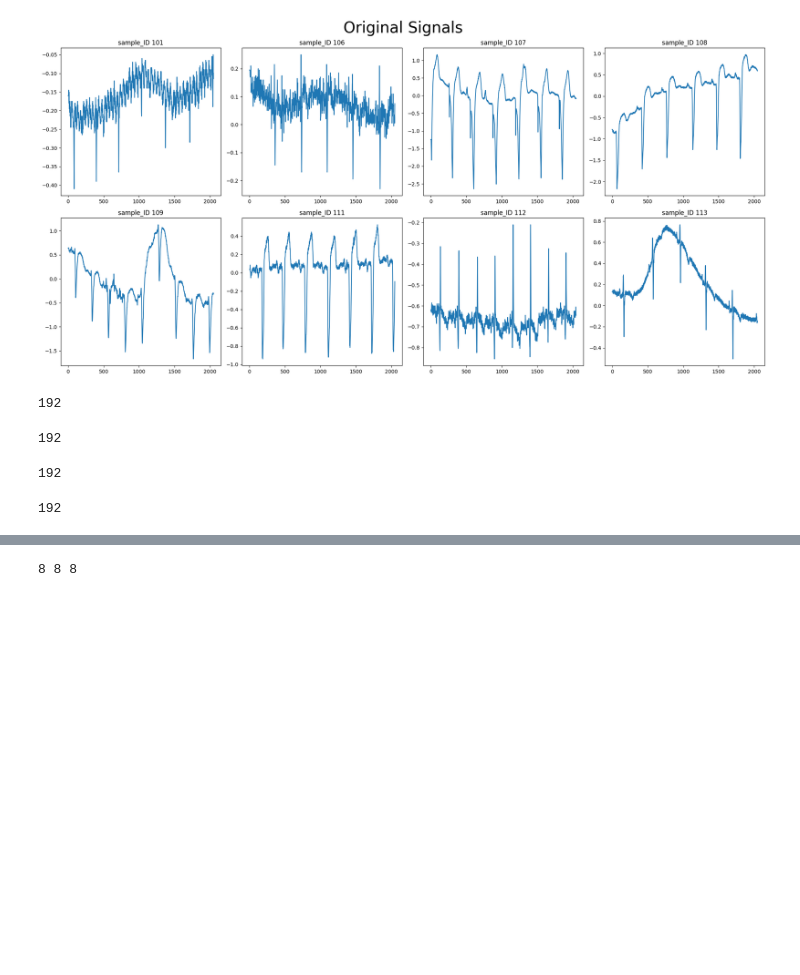
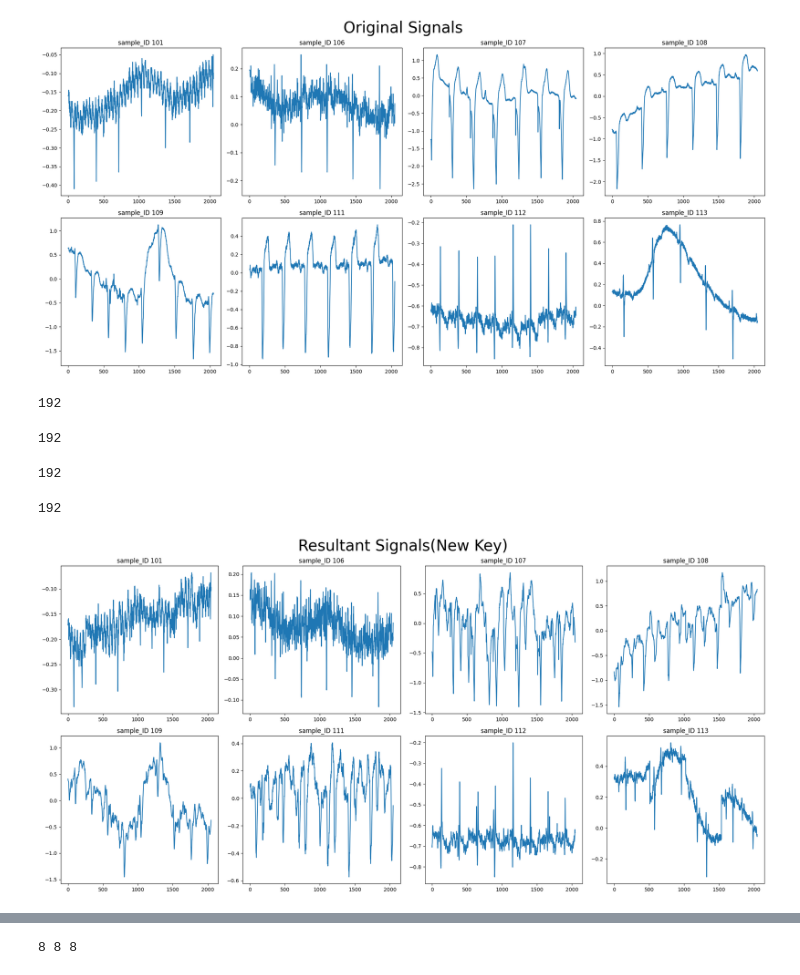
Before and after one commit to anirban21100/MIT-BIH, a Jupyter notebook: notebook4e79f032cc.ipynb, the cells around one changed output, grey strips where cells are left out. Drawn from its saved outputs; the diff is of its cells as text; code cells hidden in the pictures; blank space fills up the shorter version.

```diff
--- a/notebook4e79f032cc.ipynb
+++ b/notebook4e79f032cc.ipynb
@@ -267,3 +267,33 @@ signals_res_li_new=[]
 for i in tqdm(range(len(data_li))):
     idx_new, stego_signal_new = plot_signal(arr_data_li[i],temp_li,bits_list_new)
     signals_res_li_new.append((idx_new,stego_signal_new))
+# %%
+fig, axs = plt.subplots(2, 4, figsize=(20, 10))
+
+
+axs[0, 0].plot(signals_res_li[0][0], signals_res_li[0][1])
+axs[0, 1].plot(signals_res_li[1][0], signals_res_li[1][1])
+axs[0, 2].plot(signals_res_li[2][0], signals_res_li[2][1])
+axs[0, 3].plot(signals_res_li[3][0], signals_res_li[3][1])
+axs[1, 0].plot(signals_res_li[4][0], signals_res_li[4][1])
+axs[1, 1].plot(signals_res_li[5][0], signals_res_li[5][1])
+axs[1, 2].plot(signals_res_li[6][0], signals_res_li[6][1])
+axs[1, 3].plot(signals_res_li[7][0], signals_res_li[7][1])
+
+
+axs[0, 0].set_title(f'sample_ID {data_li[0]}')
+axs[0, 1].set_title(f'sample_ID {data_li[1]}')
+axs[0, 2].set_title(f'sample_ID {data_li[2]}')
+axs[0, 3].set_title(f'sample_ID {data_li[3]}')
+axs[1, 0].set_title(f'sample_ID {data_li[4]}')
+axs[1, 1].set_title(f'sample_ID {data_li[5]}')
+axs[1, 2].set_title(f'sample_ID {data_li[6]}')
+axs[1, 3].set_title(f'sample_ID {data_li[7]}')
+
+fig.suptitle('Resultant Signals(New Key)', fontsize=30)
+
+plt.tight_layout()
+
+plt.show()
+# %% [output]
+[figure, added]
```
Also changed, not shown: parts of 17 cells of this notebook.
